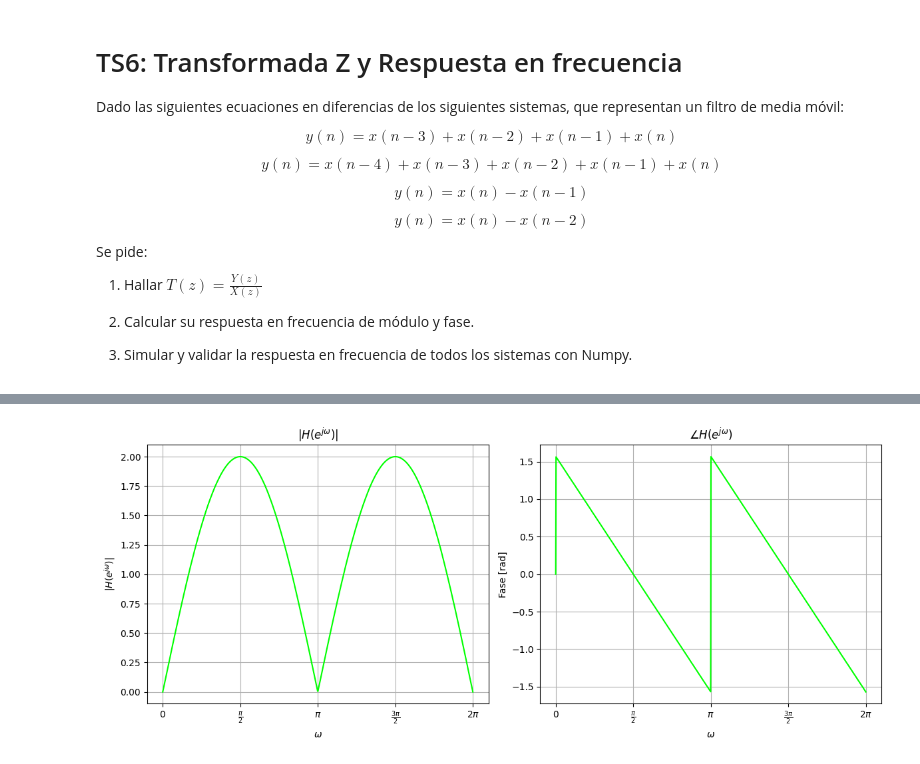
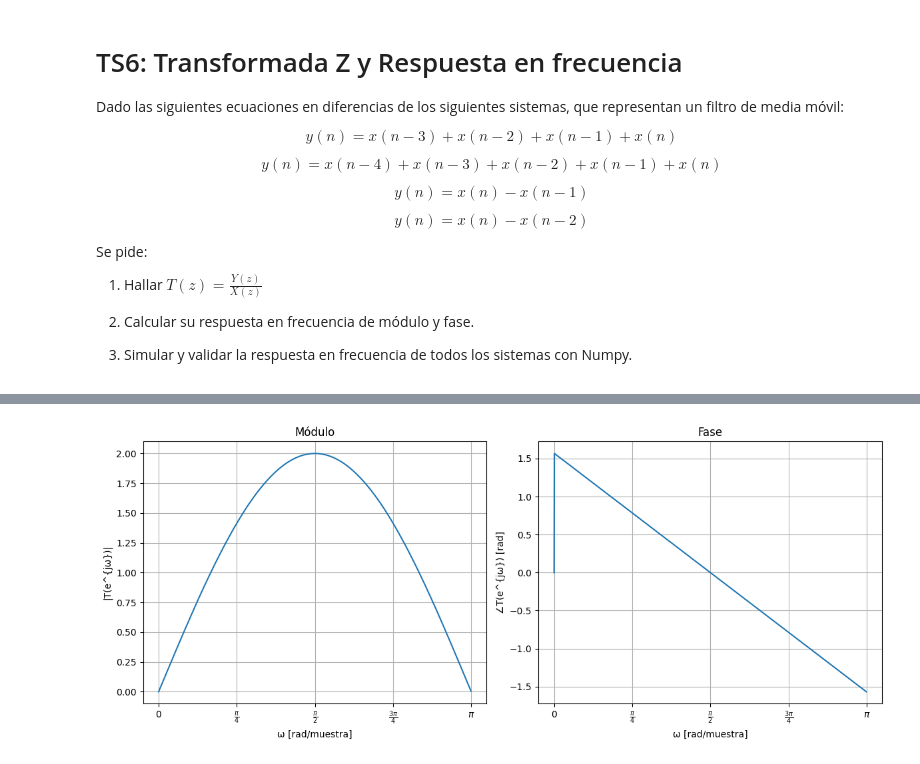
Before and after one commit to smithcamila2003/APS, a Jupyter notebook: TS6.ipynb, the cells around one changed output, grey strips where cells are left out. Cells and saved outputs as stored; diff of their text form; code cells hidden in the pictures.

```diff
--- a/TS6.ipynb
+++ b/TS6.ipynb
@@ -194,40 +162,31 @@ $$ T(z) = 1- z^{-2} $$
-# %%
-b = np.array([1,0,-1])
-a = np.array([1])
-
-w = np.linspace(0, 2 * np.pi, 1024)
-z = np.exp(1j * w)
-
-P = np.polyval(b[::-1], z**-1)
-Q = np.polyval(a[::-1], z**-1)
-H = P / Q
-
-plt.figure(figsize=(12, 5))
-
-fase = np.unwrap(np.angle(H))
-
-
-xticks = np.arange(0, 2 * np.pi + 0.1, np.pi / 2)
-xtick_labels = [r'$0$', r'$\frac{\pi}{2}$', r'$\pi$', r'$\frac{3\pi}{2}$', r'$2\pi$']
-
-plt.subplot(1, 2, 1)
-plt.plot(w, np.abs(H), color='lime')
-plt.title(r'$|H(e^{j\omega})|$')
-plt.xlabel(r'$\omega$')
-plt.ylabel(r'$|H(e^{j\omega})|$')
-plt.xticks(xticks, xtick_labels)
-plt.grid(True)
-
-plt.subplot(1, 2, 2)
-plt.plot(w, np.unwrap(np.angle(H)), color='lime')
-
-plt.title(r'$\angle H(e^{j\omega})$')
-plt.xlabel(r'$\omega$')
-plt.ylabel(r'Fase [rad]')
-plt.xticks(xticks, xtick_labels)
-plt.grid(True)
-
-plt.tight_layout()
-plt.show()
-# %% [output]
-[figure, removed]
+# %%
+b = [1, 0, -1]      # Coeficientes del numerador del filtro
+a = [1]               # Coeficientes del denominador del filtro
+
+w, h = signal.freqz(b, a, worN=1000)
+
+
+plt.figure(figsize=(12, 5))
+plt.subplot(1, 2, 1)
+plt.plot(w, np.abs(h))
+plt.title("Módulo")
+plt.xticks(np.arange(0, np.pi + 0.01, np.pi / 4),
+           [r'$0$', r'$\frac{\pi}{4}$', r'$\frac{\pi}{2}$', r'$\frac{3\pi}{4}$', r'$\pi$'])
+plt.xlabel("ω [rad/muestra]")
+plt.ylabel("|T(e^{jω})|")
+plt.grid()
+
+
+plt.subplot(1, 2, 2)
+plt.plot(w, np.angle(h))
+plt.title("Fase")
+plt.xticks(np.arange(0, np.pi + 0.01, np.pi / 4),
+           [r'$0$', r'$\frac{\pi}{4}$', r'$\frac{\pi}{2}$', r'$\frac{3\pi}{4}$', r'$\pi$'])
+plt.xlabel("ω [rad/muestra]")
+plt.ylabel("∠T(e^{jω}) [rad]")
+plt.grid()
+
+plt.tight_layout()
+plt.show()
+# %% [output]
+[figure, added]
```
Also changed, not shown: parts of 15 cells of this notebook, 4 other files.
